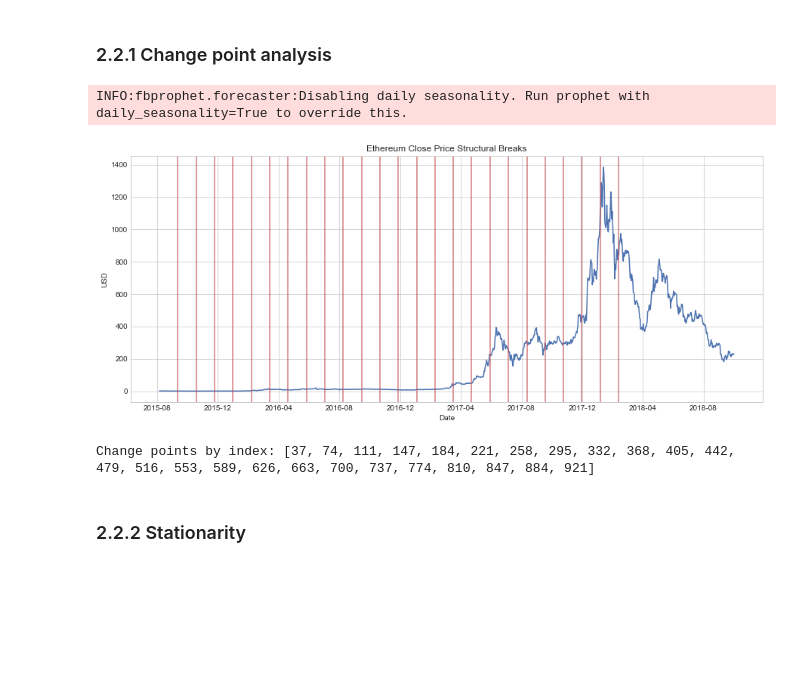
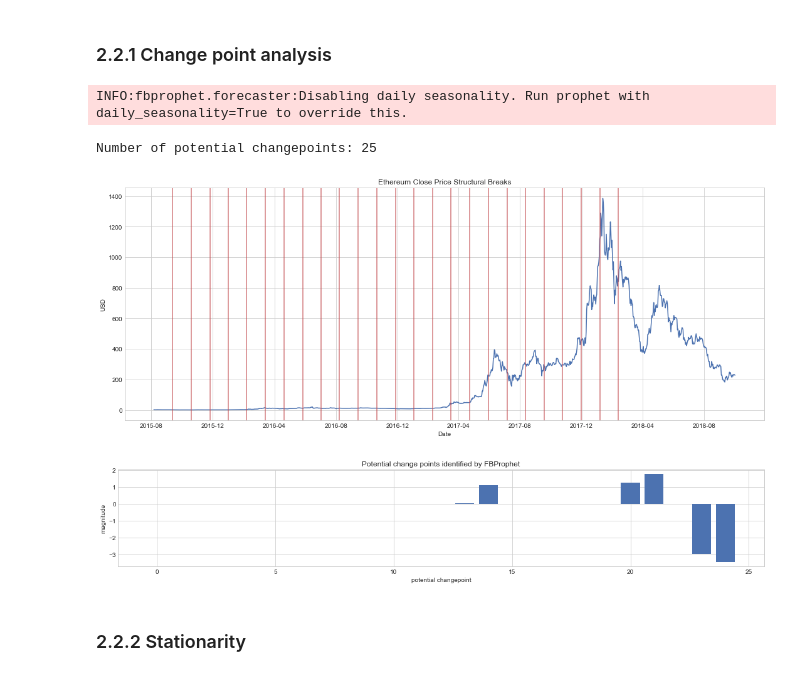
Before and after one commit to brianmcguckin/thinkful_final_capstone, a Jupyter notebook: Ethereum Time Series Analysis.ipynb, the cells around one changed output. Drawn from its saved outputs; the diff is of its cells as text; code cells hidden in the pictures; blank space fills up the shorter version.

Commit message:
clean up code/charts

```diff
--- a/Ethereum Time Series Analysis.ipynb
+++ b/Ethereum Time Series Analysis.ipynb
@@ -320,50 +323,49 @@ ts_prophet = ts.copy().reset_index()
 ts_prophet.columns = (['ds', 'y'])
 
 m = Prophet().fit(ts_prophet)
 
 # populate df with changepoints
 cpts_df = pd.DataFrame(
     {'index_locator':m.changepoints.index,
      'cpts':m.changepoints.values,
      'delta':m.params['delta'].mean(0)})
+
+print('Number of potential changepoints: {}'.format(len(cpts_df)))
 
 # plot prophet's findings
 fig, ax = plt.subplots(figsize=(15,6))
 ax.set_title('Ethereum Close Price Structural Breaks')
 ax.plot(
     ts.index.values,
     ts.eth_close,
     color=colors[0]
 )
 for pt in list(cpts_df.index_locator):
     plt.axvline(
         x=ts.index.values[pt],
         color=colors[2],
         alpha=.75
     )
 ax.set_ylabel('USD')
 ax.set_xlabel('Date')
+plt.tight_layout()
 plt.show()
 
-print('Change points by index: {}'.format(list(cpts_df.index_locator)))
-
-#fig, ax = plt.subplots(figsize=(15,3))
-#for pt in list(cpts_df.index_locator):
-#    plt.axvline(
-#        x=pt,
-#        color=colors[2],
-#        alpha=.75
-#    )
-#ax.set_ylabel('magnitude')
-#ax.set_xlabel('potential changepoint')
-
-#plt.show()
-
-#print('Change points by index: {}'.format(list(cpts_df.index_locator)))
+# plot magnitudes
+### FIX THIS CHART X-AXIS ###
+### MAKE X LINE UP WITH ABOVE CHART ###
+fig, ax = plt.subplots(figsize=(15,3))
+ax.bar(range(len(cpts_df.delta)), cpts_df.delta)
+ax.set_ylabel('magnitude')
+ax.set_xlabel('potential changepoint')
+plt.title('Potential change points identified by FBProphet')
+plt.tight_layout()
+plt.show()
 # %% [output]
 INFO:fbprophet.forecaster:Disabling daily seasonality. Run prophet with daily_seasonality=True to override this.
+Number of potential changepoints: 25
-[figure, old version]
+[figure, new version]
-Change points by index: [37, 74, 111, 147, 184, 221, 258, 295, 332, 368, 405, 442, 479, 516, 553, 589, 626, 663, 700, 737, 774, 810, 847, 884, 921]
+[figure, added]
 # %%
 # extract significant potential changepoints
 points = []
```
Also changed, not shown: parts of 4 cells of this notebook.
